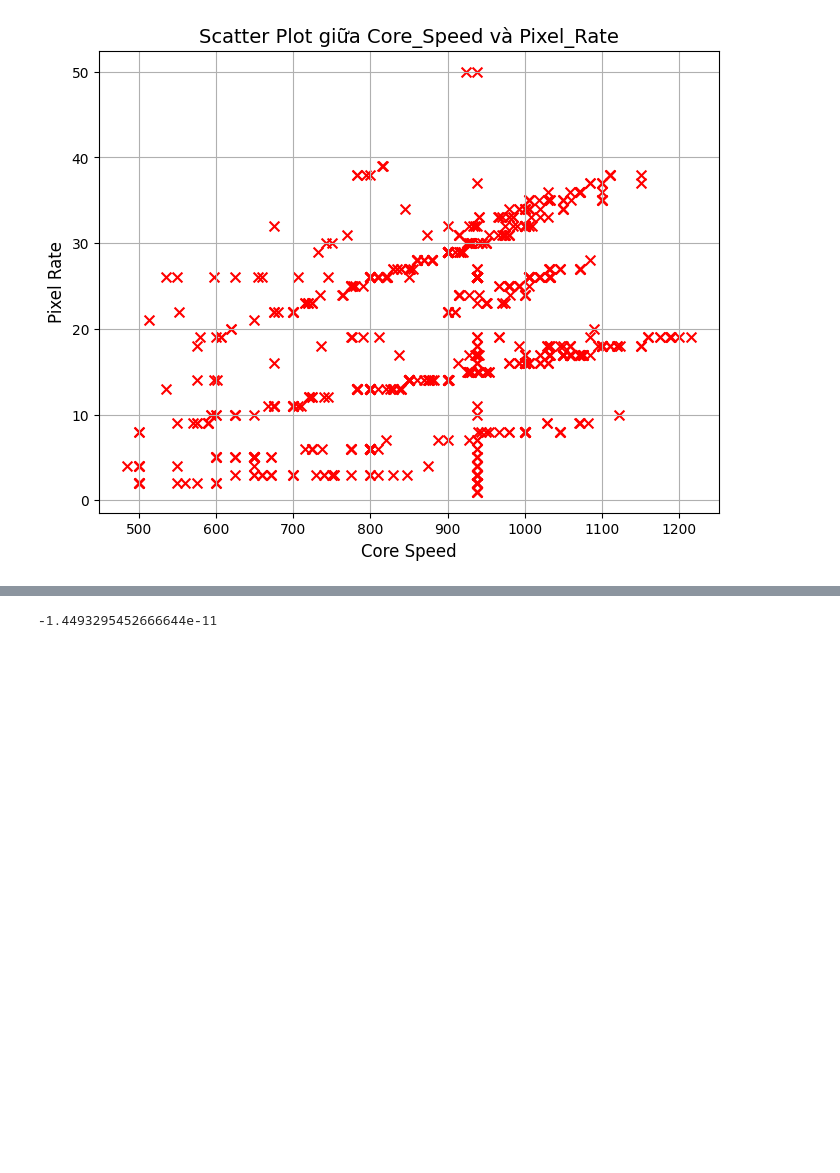
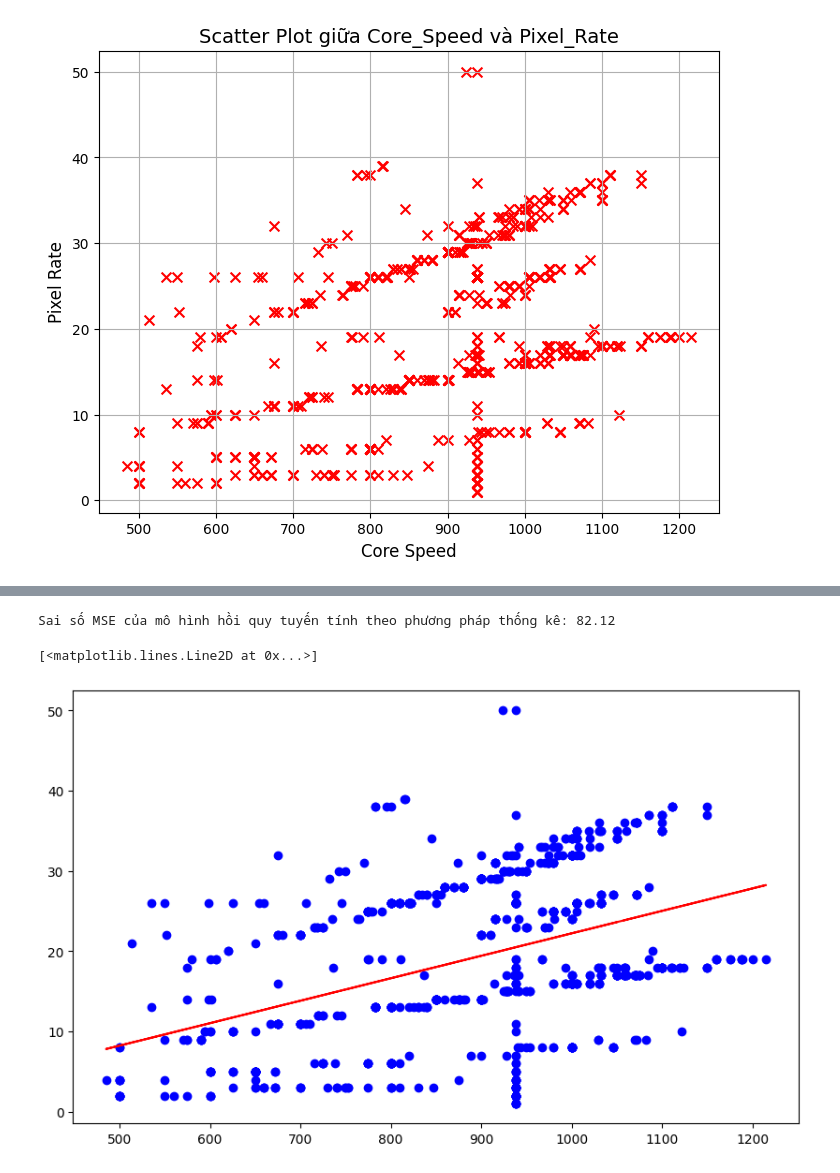
Before and after one commit to ngminhhhh/ProbAndStat, a Jupyter notebook: main.ipynb, the cells around one changed output, grey strips where cells are left out. Saved outputs shown, nothing was run; the diff lists cells and outputs as text; code cells hidden in the pictures; blank space fills up the shorter version.

```diff
--- a/main.ipynb
+++ b/main.ipynb
@@ -469,8 +467,3 @@ Notes:
 [1] Standard Errors assume that the covariance matrix of the errors is correctly specified.
 [2] The condition number is large, 5.56e+03. This might indicate that there are
 strong multicollinearity or other numerical problems.
-# %%
-rss = sum(model.resid)
-rss
-# %% [output]
--1.4493295452666644e-11
@@ -557,0 +470,16 @@ rss
+# %%
+mse_statsmodels = model.mse_resid
+print(f"Sai số MSE của mô hình hồi quy tuyến tính theo phương pháp thống kê: {mse_statsmodels:.2f}")
+# %% [output]
+Sai số MSE của mô hình hồi quy tuyến tính theo phương pháp thống kê: 82.12
+# %%
+plt.figure(figsize=(10,6))
+plt.scatter(data['Core_Speed'], data['Pixel_Rate'], label='Dữ liệu gốc', color='blue')
+
+X_pred = pd.DataFrame({'const': 1, 'Core_Speed': data['Core_Speed']})
+y_pred = model.predict(X_pred)
+
+plt.plot(data['Core_Speed'], y_pred, color='red', label='Đường hồi quy')
+# %% [output]
+[<matplotlib.lines.Line2D at 0x...>]
+[figure, added]
```
Also changed, not shown: parts of 7 cells of this notebook, 2 other files.
